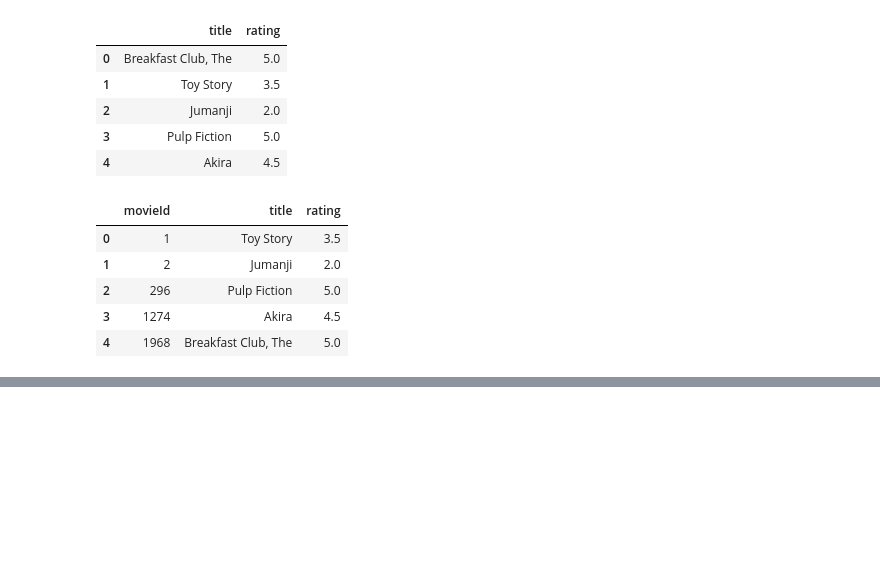
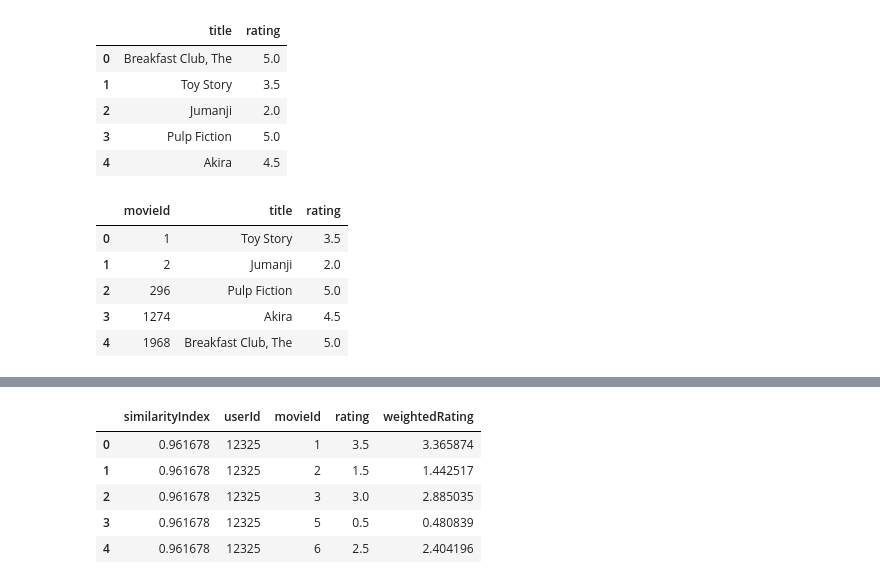
Before and after one commit to siddharthchd/Recommendation-Systems, a Jupyter notebook: collaborativeFiltering.ipynb, the cells around one changed output, grey strips where cells are left out. Saved outputs shown, nothing was run; the diff lists cells and outputs as text; code cells hidden in the pictures; blank space fills up the shorter version.

```diff
--- a/collaborativeFiltering.ipynb
+++ b/collaborativeFiltering.ipynb
@@ -100,0 +122,4 @@ inputMovies
+# %%
+# sorting these groups so that users that share the most movies in common with the input have higher priority which provides richer recommendations
+userSubsetGroup = sorted(userSubsetGroup, key = lambda x:  len(x[1]), reverse = True)
+userSubsetGroup[0:3]
@@ -100,0 +187,6 @@ inputMovies
+# %%
+pearsonDf = pd.DataFrame.from_dict(pearsonDict, orient = 'index')
+pearsonDf.columns = ['similarityIndex']
+pearsonDf['userId'] = pearsonDf.index
+pearsonDf.index = range(len(pearsonDf))
+pearsonDf.head()
@@ -100,0 +200,4 @@ inputMovies
+# %%
+# top 50 users that are most similar to the input
+topUsers = pearsonDf.sort_values(by = 'similarityIndex', ascending = False)[0:50]
+topUsers.head()
@@ -100,0 +223,12 @@ inputMovies
+# %%
+# multiply the movie rating by its weight(similarity index) then sum up the new ratings and divide it by the sum of the weights
+# multiply the similarity by the user's rating
+topUserRating['weightedRating'] = topUserRating['similarityIndex'] * topUserRating['rating']
+topUserRating.head()
+# %% [output]
+|  | similarityIndex | userId | movieId | rating | weightedRating |
+| 0 | 0.961678 | 12325 | 1 | 3.5 | 3.365874 |
+| 1 | 0.961678 | 12325 | 2 | 1.5 | 1.442517 |
+| 2 | 0.961678 | 12325 | 3 | 3.0 | 2.885035 |
+| 3 | 0.961678 | 12325 | 5 | 0.5 | 0.480839 |
+| 4 | 0.961678 | 12325 | 6 | 2.5 | 2.404196 |
```
Also changed, not shown: parts of 13 cells of this notebook.
